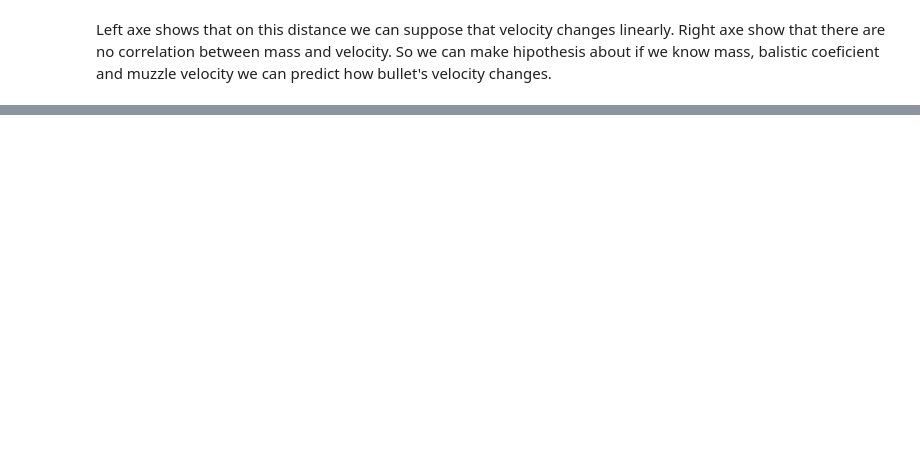
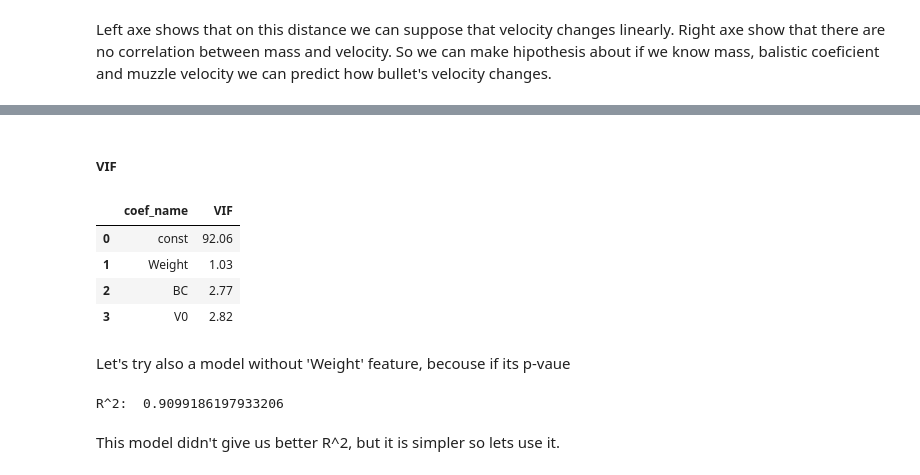
Before and after one commit to OstapVando/BALISTICS_analysis, a Jupyter notebook: main.ipynb, the cells around one changed output, grey strips where cells are left out. Cells and saved outputs as stored; diff of their text form; code cells hidden in the pictures; blank space fills up the shorter version.

```diff
--- a/main.ipynb
+++ b/main.ipynb
@@ -231,0 +269,29 @@ sns.set_style('white')
+# %% [markdown]
+##### VIF
+# %%
+vif = np.empty(4)
+for i in  range (0, 4):
+    vif[i] = variance_inflation_factor(exog=X_incl_const.values, exog_idx=i)
+
+pd.DataFrame({'coef_name': X_incl_const.columns, 'VIF': np.around(vif, 2)})
+# %% [output]
+|  | coef_name | VIF |
+| 0 | const | 92.06 |
+| 1 | Weight | 1.03 |
+| 2 | BC | 2.77 |
+| 3 | V0 | 2.82 |
+# %% [markdown]
+Let's try also a model without 'Weight' feature, becouse if its p-vaue
+# %%
+#model training
+model = LinearRegression()
+X = temporary_df.drop(columns=['Weight','red_coef'])
+y = temporary_df['red_coef']
+model.fit(X, y)
+
+#what we've get:
+print('R^2: ', model.score(X, y))
+# %% [output]
+R^2:  0.9099186197933206
+# %% [markdown]
+This model didn't give us better R^2, but it is simpler so lets use it.
```
Also changed, not shown: parts of 23 cells of this notebook.
